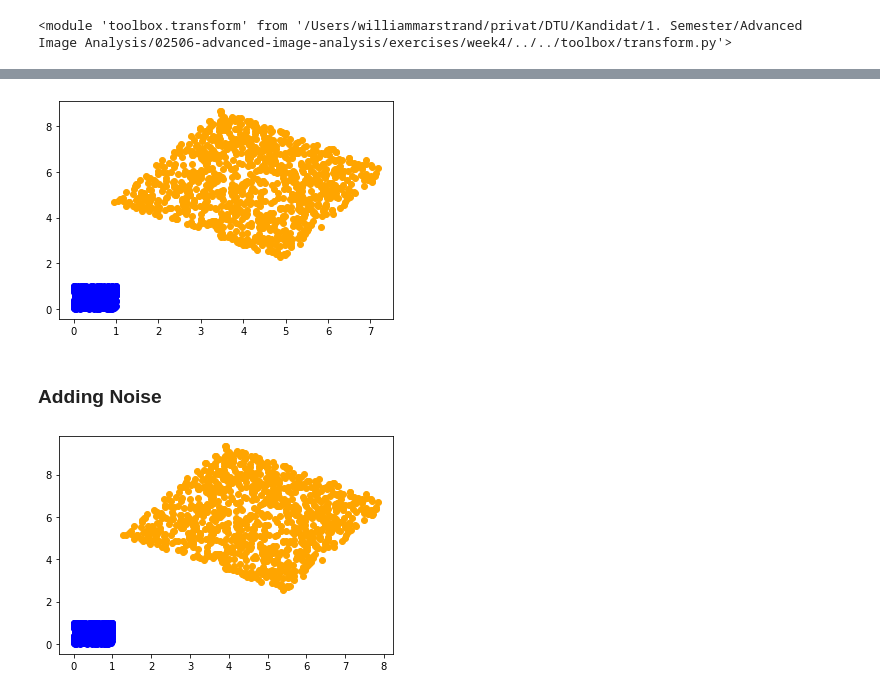
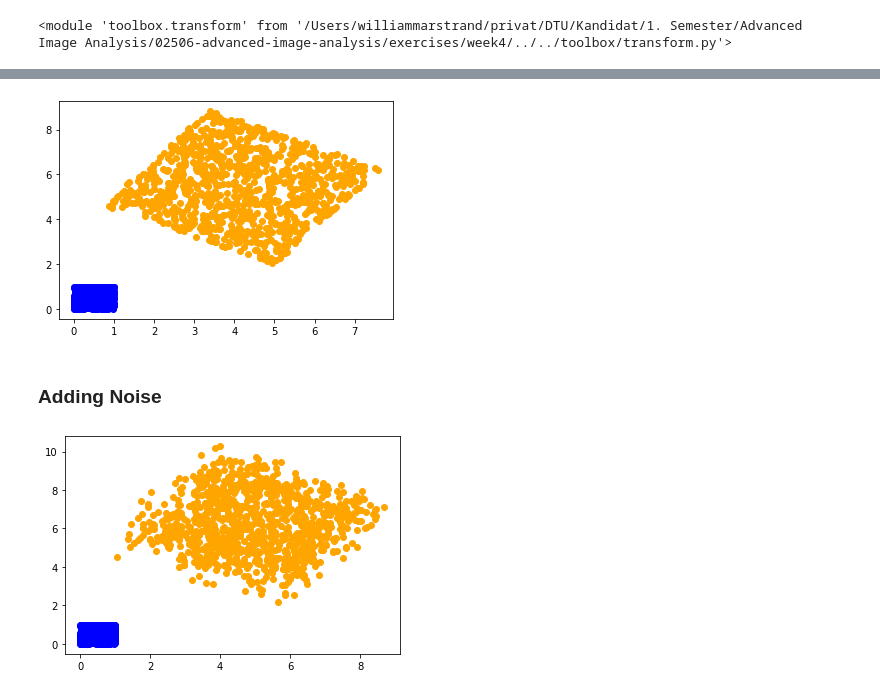
Before and after one commit to wdmdev/02506-advanced-image-analysis, a Jupyter notebook: exercises/week4/ex1.ipynb, the cells around one changed output, grey strips where cells are left out. Cells and saved outputs as stored; diff of their text form; code cells hidden in the pictures.

```diff
--- a/exercises/week4/ex1.ipynb
+++ b/exercises/week4/ex1.ipynb
@@ -45,5 +45,5 @@ plt.show()
 # %%
-_s, _R, _t = transform.registration(P, Q)
+_s, _R, _t = transform.get_transformation(P, Q)
 # %%
 print(f's total dif: {s-_s}')
 print(f'R total dif: {sum(sum(R-_R))}')
@@ -59,15 +59,15 @@ plt.scatter(P[0,:], P[1,:], c='blue')
 plt.scatter(_Q[0,:], _Q[1,:], c='orange')
 plt.show()
 # %% [output]
-[figure, old version]
+[figure, new version]
 # %% [markdown]
 ### Adding Noise
 # %%
-eps = 0.5
-noisy_Q = Q + eps
-noisy_s, noisy_R, noisy_t = transform.registration(P, noisy_Q)
+noise = np.random.rand(Q.shape[0], Q.shape[1])*1.5
+noisy_Q = Q + noise
+noisy_s, noisy_R, noisy_t = transform.get_transformation(P, noisy_Q)
 plt.scatter(P[0,:], P[1,:], c='blue')
 plt.scatter(noisy_Q[0,:], noisy_Q[1,:], c='orange')
 plt.show()
 # %% [output]
-[figure, old version]
+[figure, new version]
```
Also changed, not shown: parts of 4 cells of this notebook, 5 other files.
